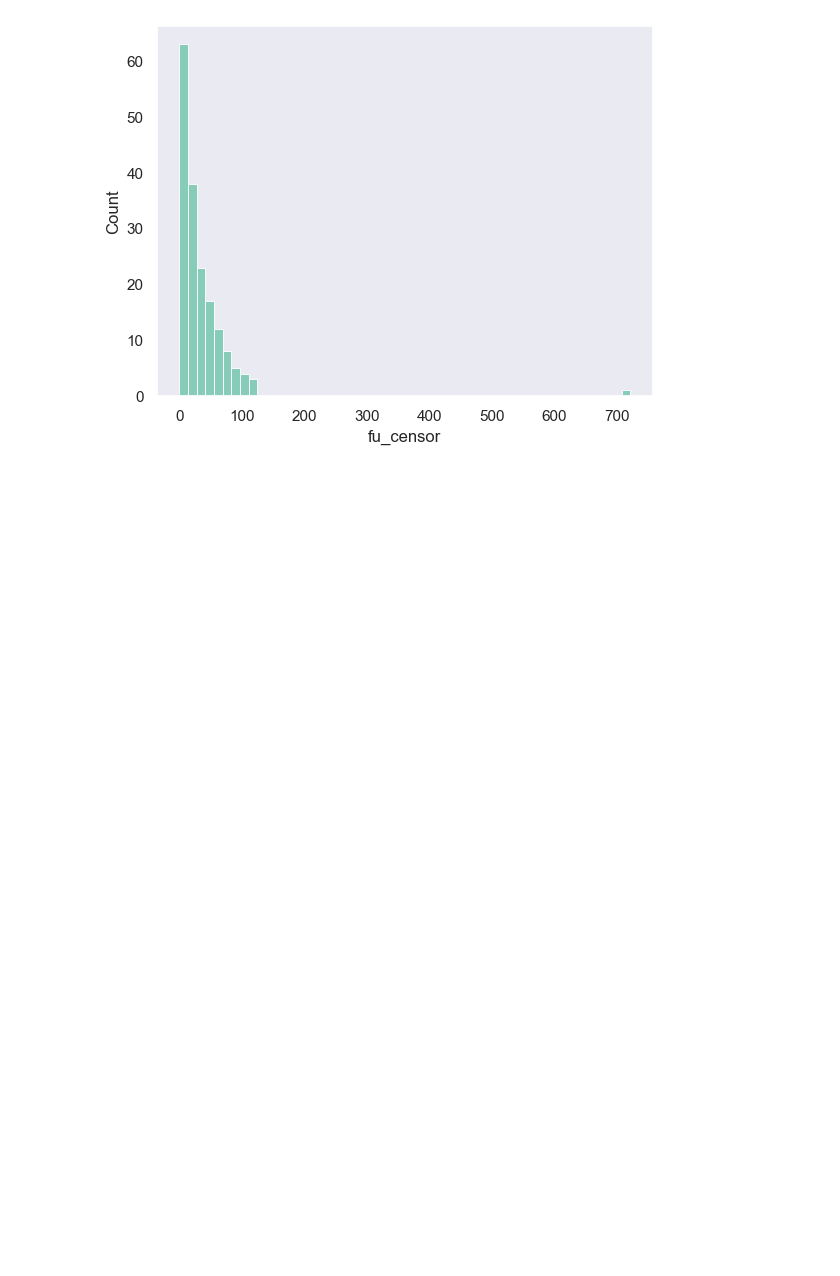
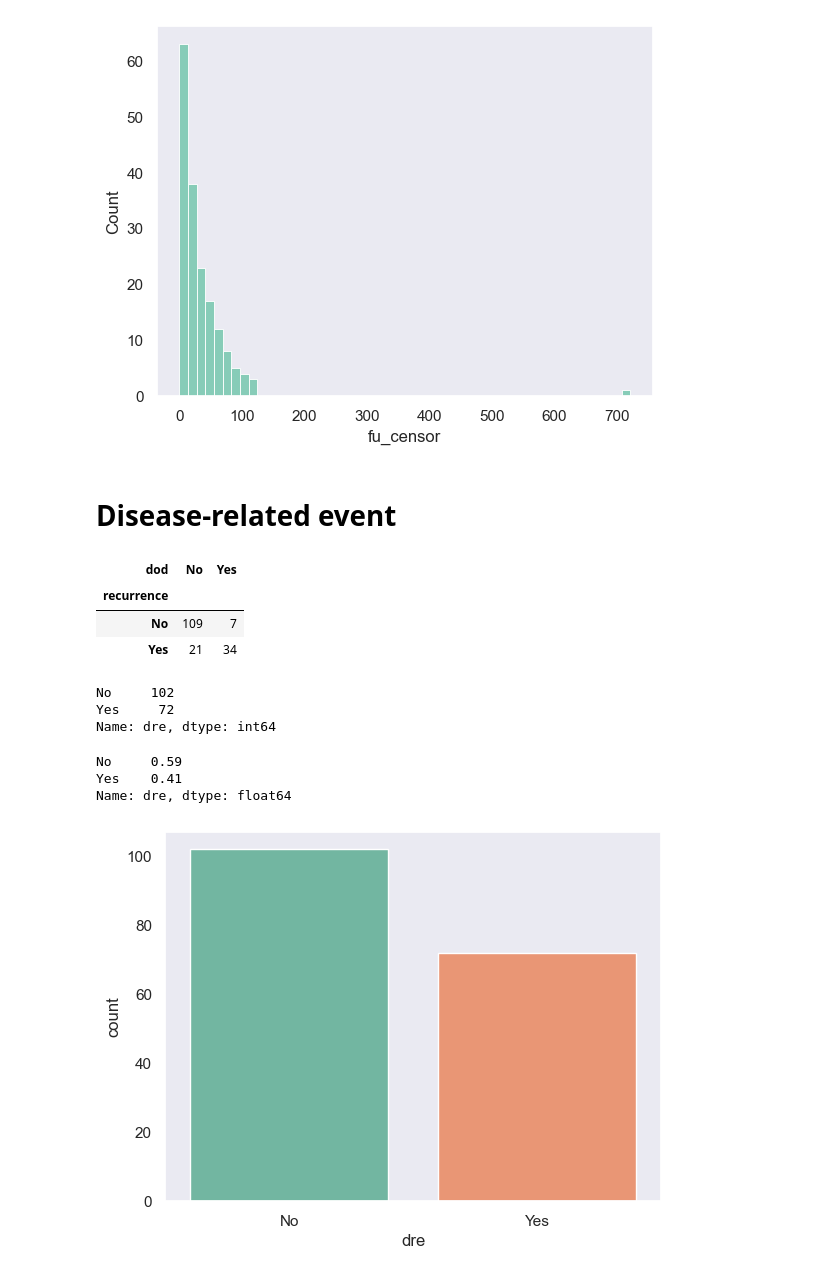
Before and after one commit to alcideschaux/NEO-UCA, a Jupyter notebook: 01-EDA.ipynb, the cells around one changed output. Drawn from its saved outputs; the diff is of its cells as text; code cells hidden in the pictures; blank space fills up the shorter version.

```diff
--- a/01-EDA.ipynb
+++ b/01-EDA.ipynb
@@ -298,3 +318,29 @@ sns.histplot(data=df, x='fu_censor')
 plt.show()
 # %% [output]
 [figure]
+# %% [markdown]
+# Disease-related event
+# %%
+pd.crosstab(df['recurrence'], df['dod'])
+# %% [output]
+| dod | No | Yes |
+| recurrence |  |  |
+| No | 109 | 7 |
+| Yes | 21 | 34 |
+# %%
+df['dre'].value_counts(sort=False)
+# %% [output]
+No     102
+Yes     72
+Name: dre, dtype: int64
+# %%
+df['dre'].value_counts(sort=False, normalize=True).round(2)
+# %% [output]
+No     0.59
+Yes    0.41
+Name: dre, dtype: float64
+# %%
+sns.countplot(data=df, x='dre')
+plt.show()
+# %% [output]
+[figure, added]
```
Also changed, not shown: parts of 8 cells of this notebook, 8 other files.
